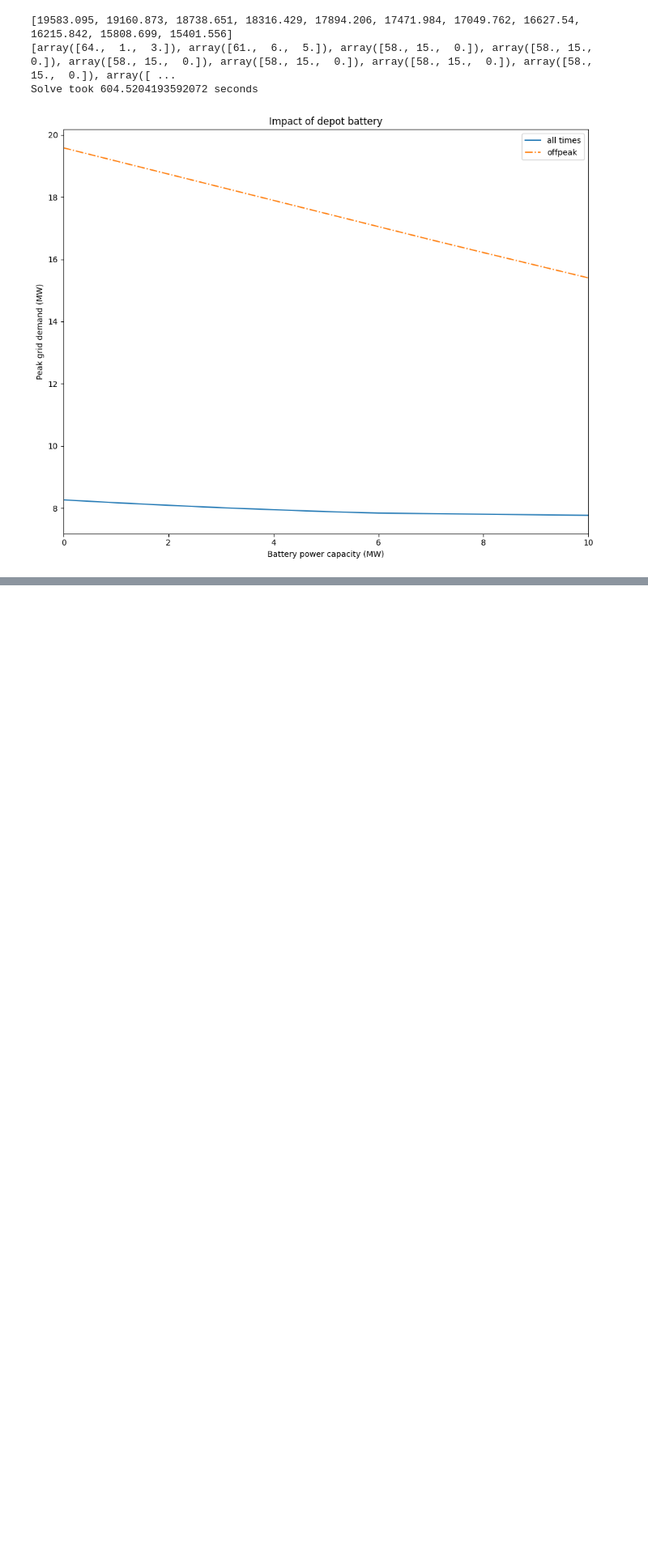
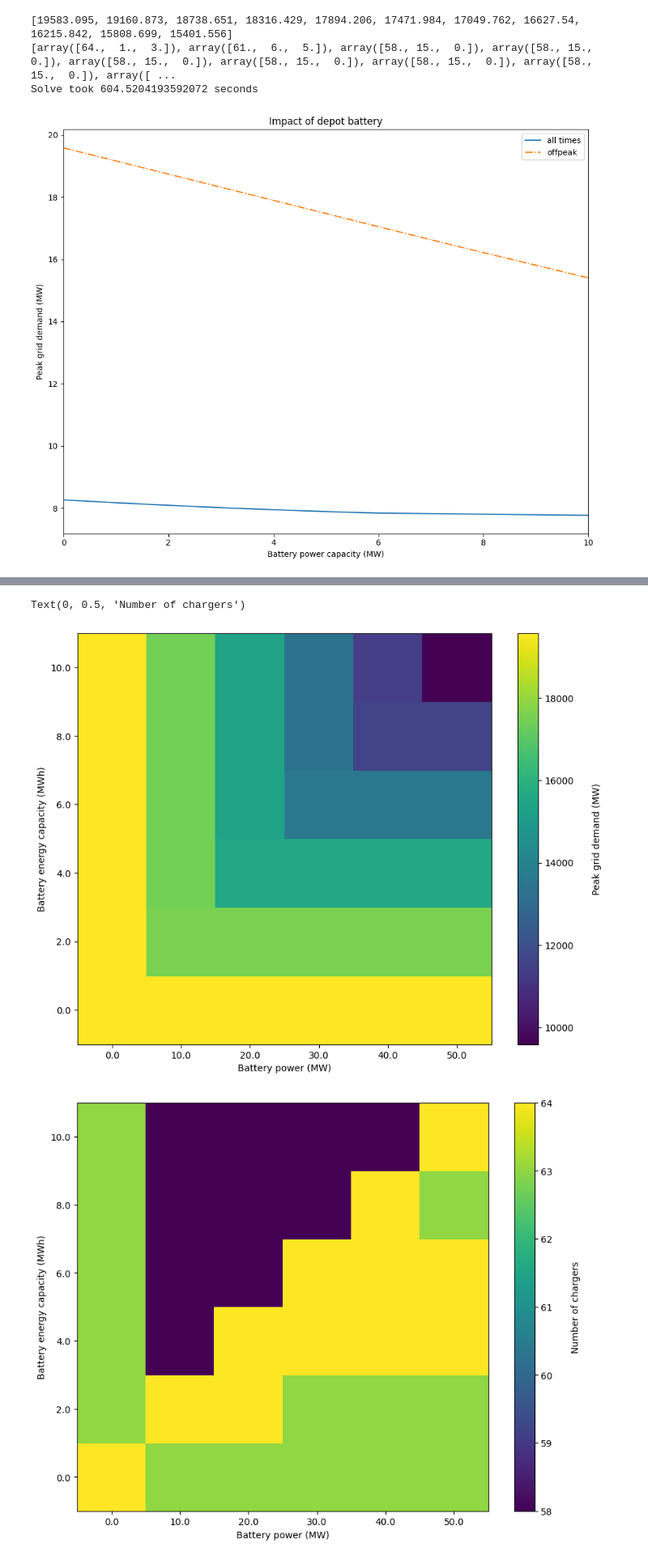
Before and after one commit to bsgip/RouteZero, a Jupyter notebook: scripts/npj_paper.ipynb, the cells around one changed output, grey strips where cells are left out. Shown at 81% size. Drawn from its saved outputs; the diff is of its cells as text; code cells hidden in the pictures; blank space fills up the shorter version.

```diff
--- a/scripts/npj_paper.ipynb
+++ b/scripts/npj_paper.ipynb
@@ -673,0 +751,24 @@ fig.colorbar(im)
+# %%
+fig = plt.figure(figsize=(10, 8))
+plt.subplot(1, 1, 1)
+im = plt.pcolor(scan_battery_peak_demands)
+plt.yticks(np.arange(0.5, len(scan_battery_peak_demands.index), 1), scan_battery_peak_demands.index)
+plt.xticks(np.arange(0.5, len(scan_battery_peak_demands.columns), 1), scan_battery_peak_demands.columns)
+plt.xlabel("Battery power (MW)")
+plt.ylabel("Battery energy capacity (MWh)")
+cbar = fig.colorbar(im)
+cbar.ax.set_ylabel(r"Peak grid demand (MW)", labelpad=20)#, rotation=270)
+
+fig = plt.figure(figsize=(10, 8))
+plt.subplot(1, 1, 1)
+im = plt.pcolor(scan_battery_chargers_required)
+plt.yticks(np.arange(0.5, len(scan_battery_chargers_required.index), 1), scan_battery_chargers_required.index)
+plt.xticks(np.arange(0.5, len(scan_battery_chargers_required.columns), 1), scan_battery_chargers_required.columns)
+plt.xlabel("Battery power (MW)")
+plt.ylabel("Battery energy capacity (MWh)")
+cbar = fig.colorbar(im)
+cbar.ax.set_ylabel(r"Number of chargers", labelpad=20)#, rotation=270)
+# %% [output]
+Text(0, 0.5, 'Number of chargers')
+[figure, added]
+[figure, added]
```
Also changed, not shown: parts of 10 cells of this notebook.
